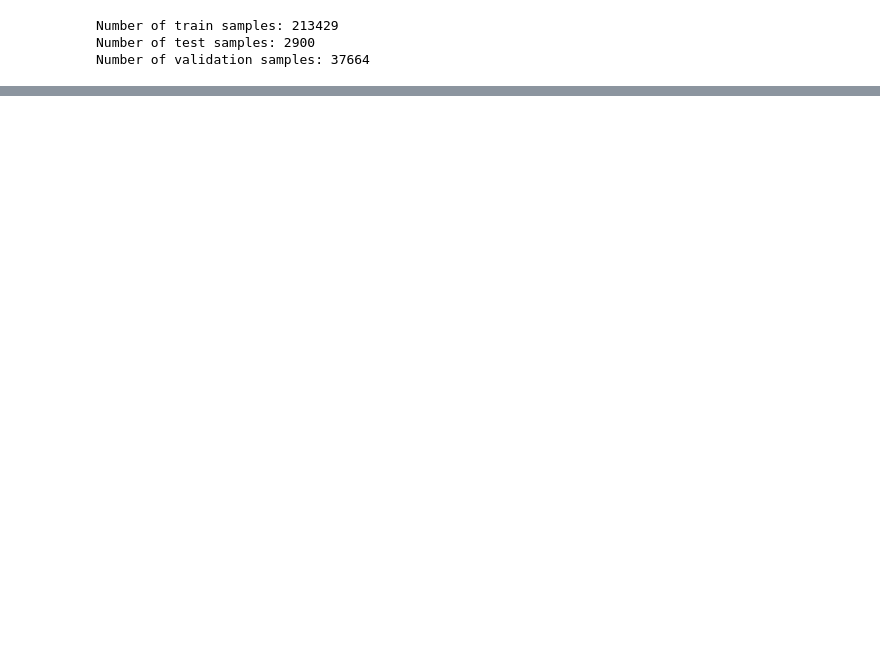
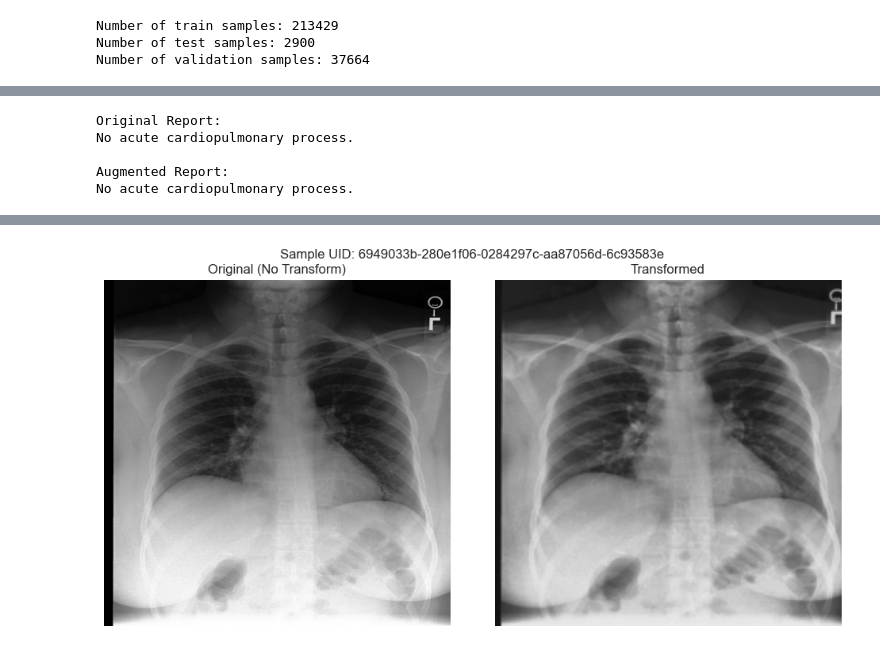
Before and after one commit to tudormihaita/cxr-report-gen, a Jupyter notebook: notebooks/mimic-cxr-data-processing.ipynb, the cells around one changed output, grey strips where cells are left out. Cells and saved outputs as stored; diff of their text form; code cells hidden in the pictures; blank space fills up the shorter version.

```diff
--- a/notebooks/mimic-cxr-data-processing.ipynb
+++ b/notebooks/mimic-cxr-data-processing.ipynb
@@ -802,0 +1147,74 @@ test_split.to_csv(f"{DATA_PATH}/processed-cxr-pro/mimic-cxr_test.csv", index=Fal
+# %%
+from data.datasets import MimicCxrMVSDataset
+from data.loaders import CxrDataLoader
+import torchvision.transforms as T
+from data import load_tokenizer
+import matplotlib.pyplot as plt
+import argparse
+import random
+import torch
+import yaml
+
+tokenizer_config = yaml.load(open("../configs/tokenizer/clinical_bert.yaml"), Loader=yaml.FullLoader)
+tokenizer = load_tokenizer(**tokenizer_config)
+transform_config = yaml.load(open("../configs/transform/clahe.yaml"), Loader=yaml.FullLoader)
+train_config = yaml.load(open("../configs/train/report_gen.yaml"), Loader=yaml.FullLoader)
+
+args = argparse.Namespace(
+    dataset_name='mimic-cxr-mvs',
+    batch_size=10,
+    max_length=train_config["max_length"],
+    image_size=train_config["image_size"],
+    num_workers=0,
+    drop_last=True,
+    use_minio=False
+)
+
+loader = CxrDataLoader(
+    args,
+    split='train',
+    transform_config=transform_config,
+    tokenizer=tokenizer,
+)
+dataset = loader.dataset
+
+idx = random.randint(0, len(dataset) - 1)
+
+# Get transformed sample
+transformed_sample = dataset[idx]
+transformed_img = transformed_sample['image'].cpu().permute(1, 2, 0)
+
+# Unnormalize function
+def unnormalize(tensor):
+    return tensor * 0.5 + 0.5
+
+# Reload dataset without transforms
+untransformed_dataset = MimicCxrMVSDataset(
+    args=args,
+    split='train',
+    transform=[],
+)
+original_sample = untransformed_dataset[idx]
+
+if isinstance(original_sample['image'], torch.Tensor):
+    original_img = original_sample['image'].permute(1, 2, 0)
+else:
+    original_img = T.ToTensor()(original_sample['image']).permute(1, 2, 0)
+
+print("Original Report:")
+print(transformed_sample['text'])
+print("\nAugmented Report:")
+print(transformed_sample['text2'])
+
+# Plot side-by-side
+fig, axes = plt.subplots(1, 2, figsize=(10, 5))
+axes[0].imshow(original_img, cmap='gray')
+axes[0].set_title("Original (No Transform)")
+axes[1].imshow(unnormalize(transformed_img), cmap='gray')
+axes[1].set_title("Transformed")
+for ax in axes:
+    ax.axis('off')
+plt.suptitle(f"Sample UID: {original_sample['uid']}")
+plt.tight_layout()
+plt.show()
+# %% [output]
@@ -802,0 +1224,5 @@ test_split.to_csv(f"{DATA_PATH}/processed-cxr-pro/mimic-cxr_test.csv", index=Fal
+Original Report:
+No acute cardiopulmonary process.
+
+Augmented Report:
+No acute cardiopulmonary process.
@@ -802,0 +1232 @@ test_split.to_csv(f"{DATA_PATH}/processed-cxr-pro/mimic-cxr_test.csv", index=Fal
+[figure, added]
```
Also changed, not shown: parts of 7 cells of this notebook.
